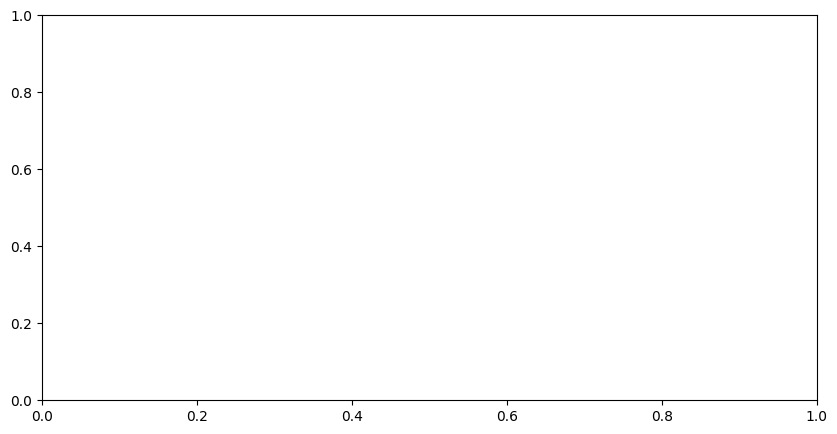
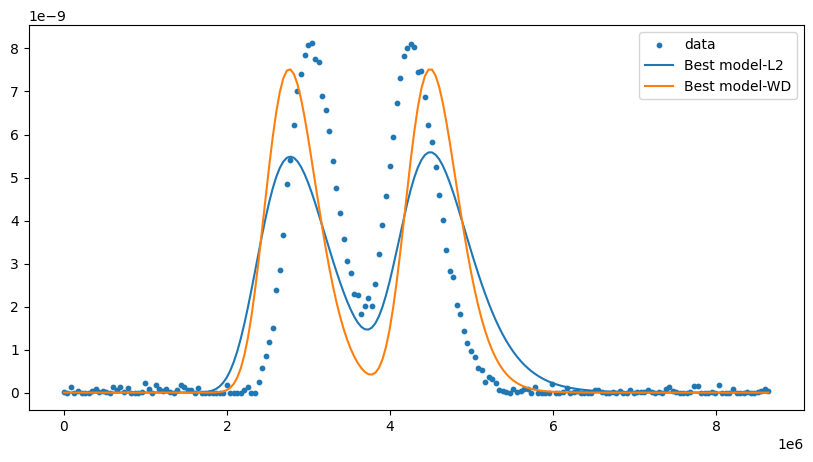
Code edit (unified diff) that turned the first committed figure into the second:
--- before
+++ after
@@ -1,5 +1,5 @@
 plt.figure(figsize=(10,5))
 
-plt.scatter(np.linspace(100,seconds_in_day*100,30),cs_noise,s=10,label='data')
+plt.scatter(times,cs_noise,s=10,label='data')
 plt.plot(times,cs_L2,label='Best model-L2')
 plt.plot(times,cs_WD,label='Best model-WD')

Commit: add_noise